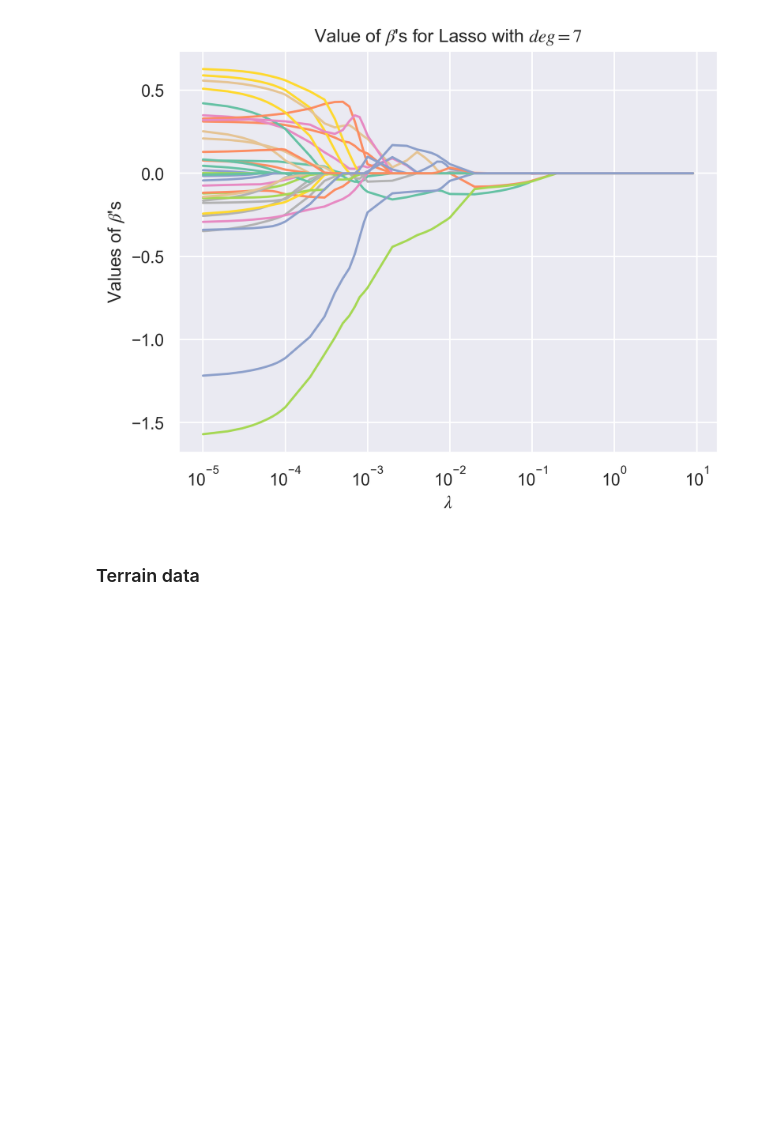
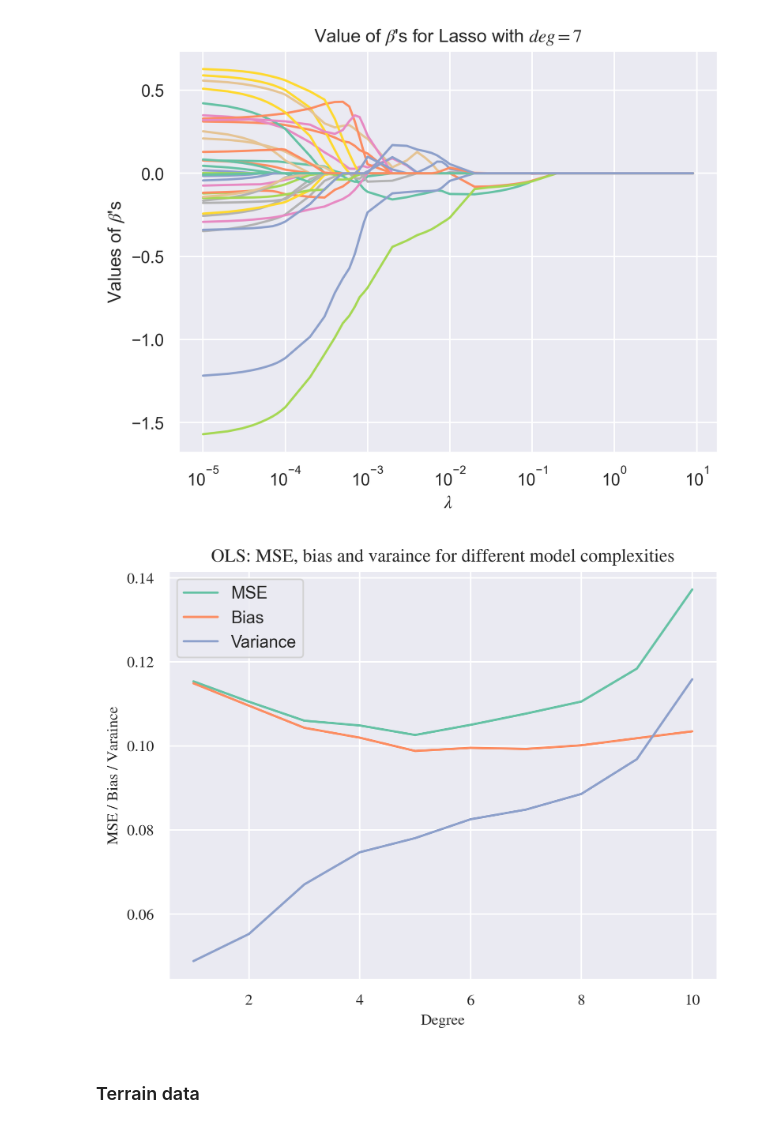
Before and after one commit to GauteJ1/FYS-STK-projects, a Jupyter notebook: project_1_alt/src/plots_in_report.ipynb, the cells around one changed output. Drawn from its saved outputs; the diff is of its cells as text; code cells hidden in the pictures; blank space fills up the shorter version.

Commit message:
plot fixes

```diff
--- a/project_1_alt/src/plots_in_report.ipynb
+++ b/project_1_alt/src/plots_in_report.ipynb
@@ -65,8 +65,10 @@ plt.savefig("../figures/figures_in_report/Ridge_Betas_lambda_Franke_Noise_const_
 # %% [output]
 [figure]
 # %%
-#plots.plot_bootstrap_MSE_R2(max_deg = 10)
-#plt.savefig("../figures/figures_in_report/OLS_MSE_Franke_Noise_bootstrap.pdf")
+plots.plot_bootstrap_bias_var(max_deg=10)
+plt.savefig("../figures/figures_in_report/bias_var_Franke_Noise_bootstrap.pdf")
+# %% [output]
+[figure, added]
 # %% [markdown]
 ### Terrain data
 # %%
```
Also changed, not shown: parts of 6 cells of this notebook, 2 other files.
